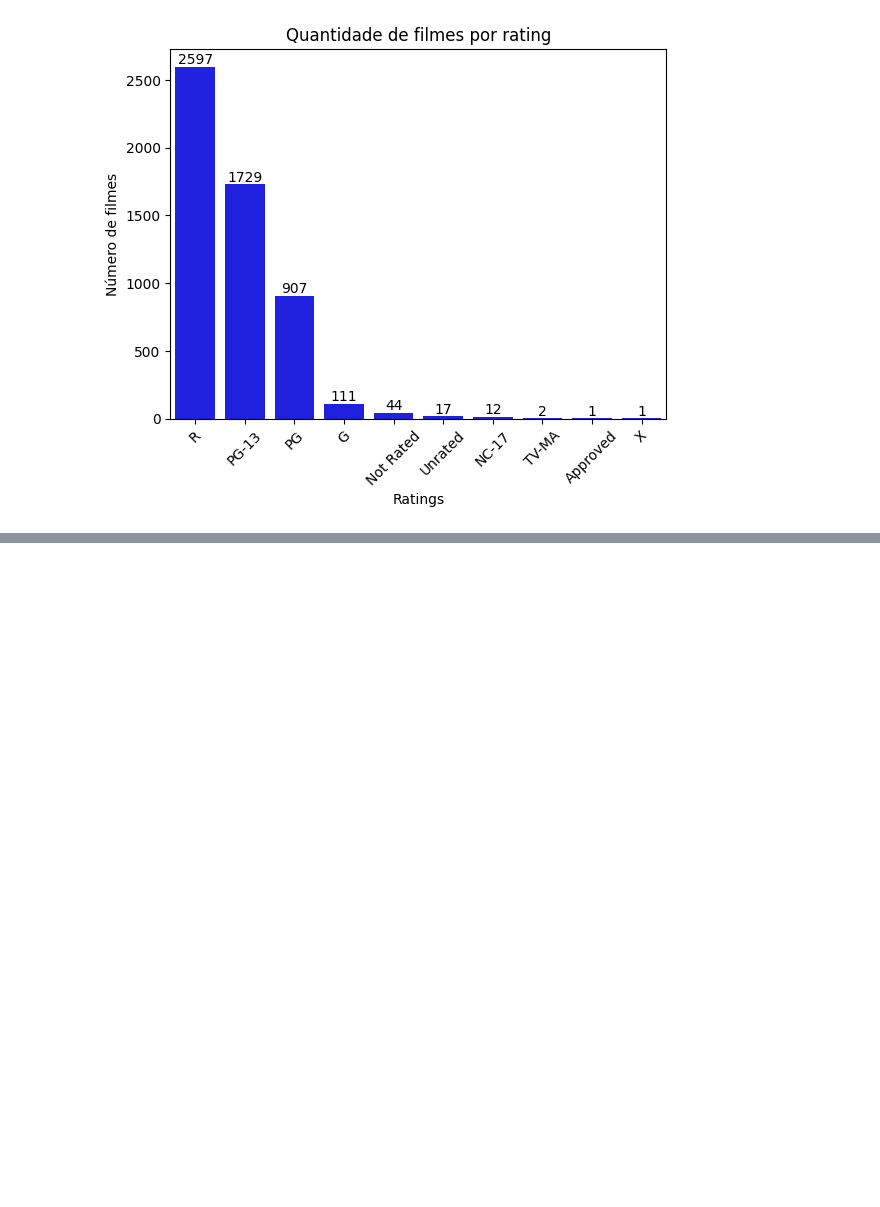
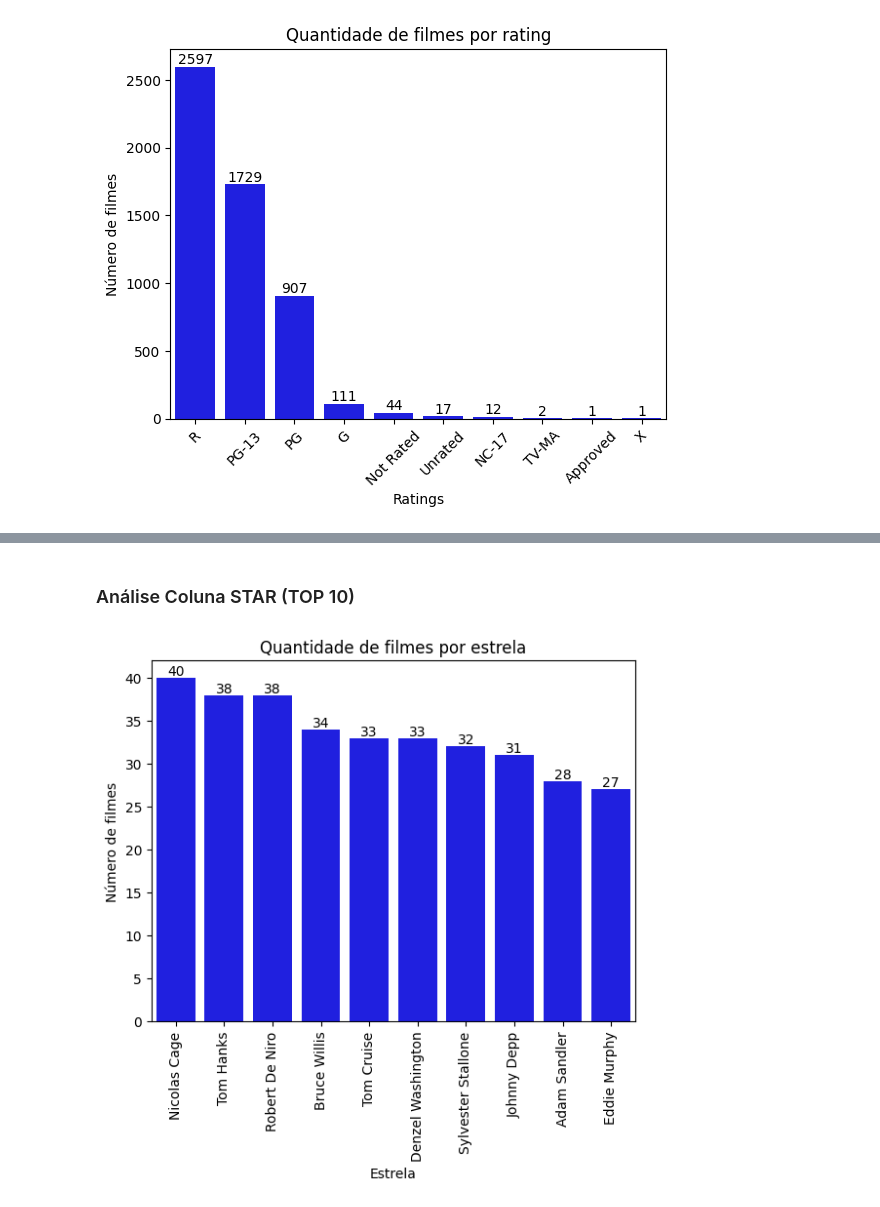
Before and after one commit to guicns/movie-industry-analysis, a Jupyter notebook: python_analysis/movies_python_analysis.ipynb, the cells around one changed output, grey strips where cells are left out. Cells and saved outputs as stored; diff of their text form; code cells hidden in the pictures; blank space fills up the shorter version.

```diff
--- a/python_analysis/movies_python_analysis.ipynb
+++ b/python_analysis/movies_python_analysis.ipynb
@@ -109,0 +160,17 @@ plt.show()
+# %% [markdown]
+### Análise Coluna STAR (TOP 10)
+# %%
+star_count = df.star.value_counts().head(10)
+# %%
+ax = sns.barplot(data=star_count, color='blue')
+
+for i in ax.containers:
+    ax.bar_label(i,)
+
+plt.xlabel('Estrela')
+plt.ylabel('Número de filmes')
+plt.title('Quantidade de filmes por estrela')
+plt.xticks(rotation=90)
+plt.show()
+# %% [output]
+[figure, added]
```
Also changed, not shown: parts of 18 cells of this notebook, 1 other file.
